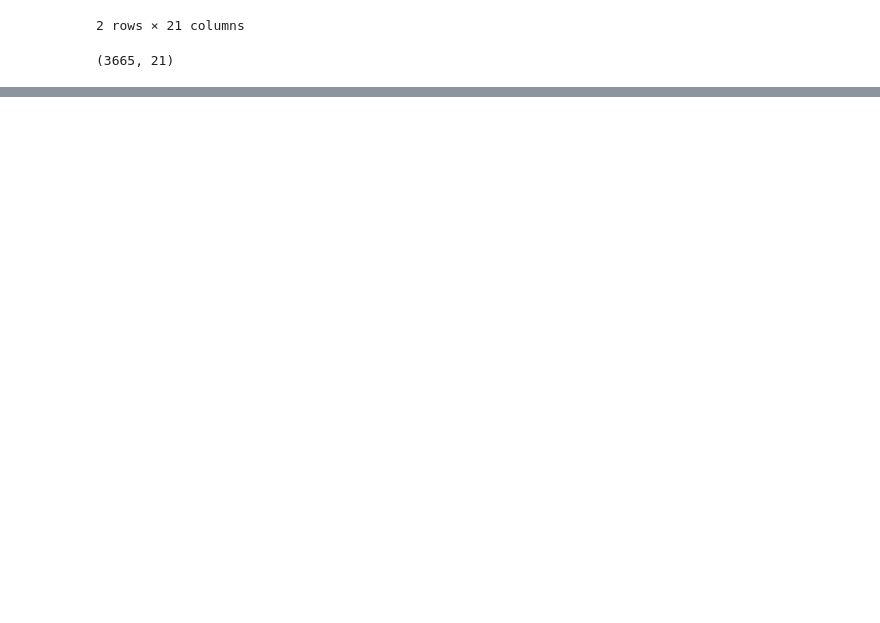
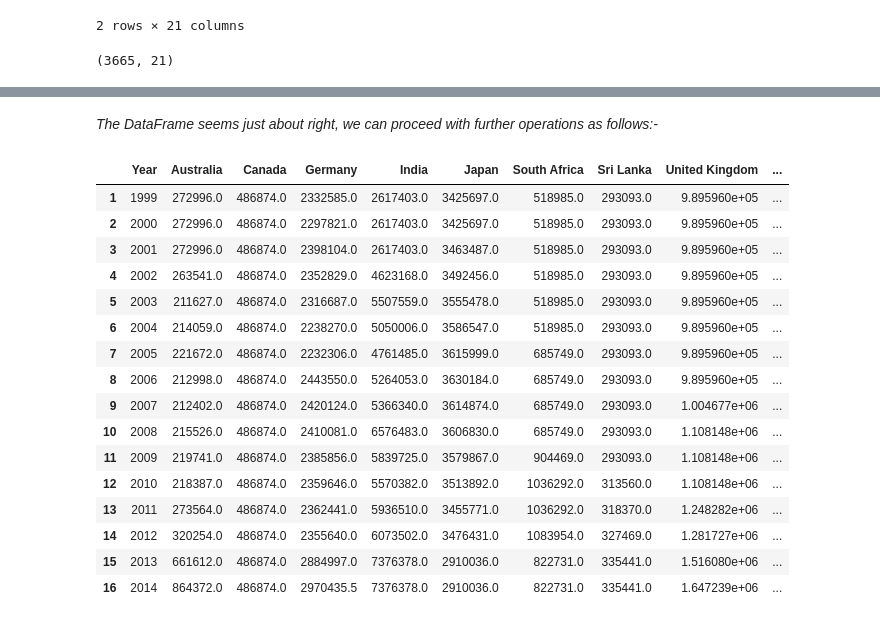
Before and after one commit to Arvind-krishna/EDA-on-World-Bank-Global-Education, a Jupyter notebook: WorldBankEDA.ipynb, the cells around one changed output, grey strips where cells are left out. Drawn from its saved outputs; the diff is of its cells as text; code cells hidden in the pictures; blank space fills up the shorter version.

```diff
--- a/WorldBankEDA.ipynb
+++ b/WorldBankEDA.ipynb
@@ -241,0 +344,34 @@ temp1.plot(x = "Year", kind='line', title = t1, ylabel = "Estimate Enrolment in
+# %% [markdown]
+*The DataFrame seems just about right, we can proceed with further operations as follows:-*
+# %%
+# Now we need to replace the 'NaN' entries with some meaningful
+# value since they might affect the visualization to make it inconsistent.
+
+# Firstly using a fillna() with 'ffill' method to perform upward fill for 'NaN' values,
+# this will fill 'NaN' with the nearest value above it in the column.
+Indicator1.fillna(method = "ffill", inplace = True)
+
+# Now using a fillna() with 'bfill' method to perform downward fill for 'NaN' values,
+# this will fill 'NaN' with the nearest value below it in the column.
+Indicator1.fillna(method = "bfill", inplace = True)
+
+# Matric after filling NaNs.
+Indicator1
+# %% [output]
+|  | Year | Australia | Canada | Germany | India | Japan | South Africa | Sri Lanka | United Kingdom | ... |
+| 1 | 1999 | 272996.0 | 486874.0 | 2332585.0 | 2617403.0 | 3425697.0 | 518985.0 | 293093.0 | 9.895960e+05 | ... |
+| 2 | 2000 | 272996.0 | 486874.0 | 2297821.0 | 2617403.0 | 3425697.0 | 518985.0 | 293093.0 | 9.895960e+05 | ... |
+| 3 | 2001 | 272996.0 | 486874.0 | 2398104.0 | 2617403.0 | 3463487.0 | 518985.0 | 293093.0 | 9.895960e+05 | ... |
+| 4 | 2002 | 263541.0 | 486874.0 | 2352829.0 | 4623168.0 | 3492456.0 | 518985.0 | 293093.0 | 9.895960e+05 | ... |
+| 5 | 2003 | 211627.0 | 486874.0 | 2316687.0 | 5507559.0 | 3555478.0 | 518985.0 | 293093.0 | 9.895960e+05 | ... |
+| 6 | 2004 | 214059.0 | 486874.0 | 2238270.0 | 5050006.0 | 3586547.0 | 518985.0 | 293093.0 | 9.895960e+05 | ... |
+| 7 | 2005 | 221672.0 | 486874.0 | 2232306.0 | 4761485.0 | 3615999.0 | 685749.0 | 293093.0 | 9.895960e+05 | ... |
+| 8 | 2006 | 212998.0 | 486874.0 | 2443550.0 | 5264053.0 | 3630184.0 | 685749.0 | 293093.0 | 9.895960e+05 | ... |
+| 9 | 2007 | 212402.0 | 486874.0 | 2420124.0 | 5366340.0 | 3614874.0 | 685749.0 | 293093.0 | 1.004677e+06 | ... |
+| 10 | 2008 | 215526.0 | 486874.0 | 2410081.0 | 6576483.0 | 3606830.0 | 685749.0 | 293093.0 | 1.108148e+06 | ... |
+| 11 | 2009 | 219741.0 | 486874.0 | 2385856.0 | 5839725.0 | 3579867.0 | 904469.0 | 293093.0 | 1.108148e+06 | ... |
+| 12 | 2010 | 218387.0 | 486874.0 | 2359646.0 | 5570382.0 | 3513892.0 | 1036292.0 | 313560.0 | 1.108148e+06 | ... |
+| 13 | 2011 | 273564.0 | 486874.0 | 2362441.0 | 5936510.0 | 3455771.0 | 1036292.0 | 318370.0 | 1.248282e+06 | ... |
+| 14 | 2012 | 320254.0 | 486874.0 | 2355640.0 | 6073502.0 | 3476431.0 | 1083954.0 | 327469.0 | 1.281727e+06 | ... |
+| 15 | 2013 | 661612.0 | 486874.0 | 2884997.0 | 7376378.0 | 2910036.0 | 822731.0 | 335441.0 | 1.516080e+06 | ... |
+| 16 | 2014 | 864372.0 | 486874.0 | 2970435.5 | 7376378.0 | 2910036.0 | 822731.0 | 335441.0 | 1.647239e+06 | ... |
```
Also changed, not shown: parts of 22 cells of this notebook.
